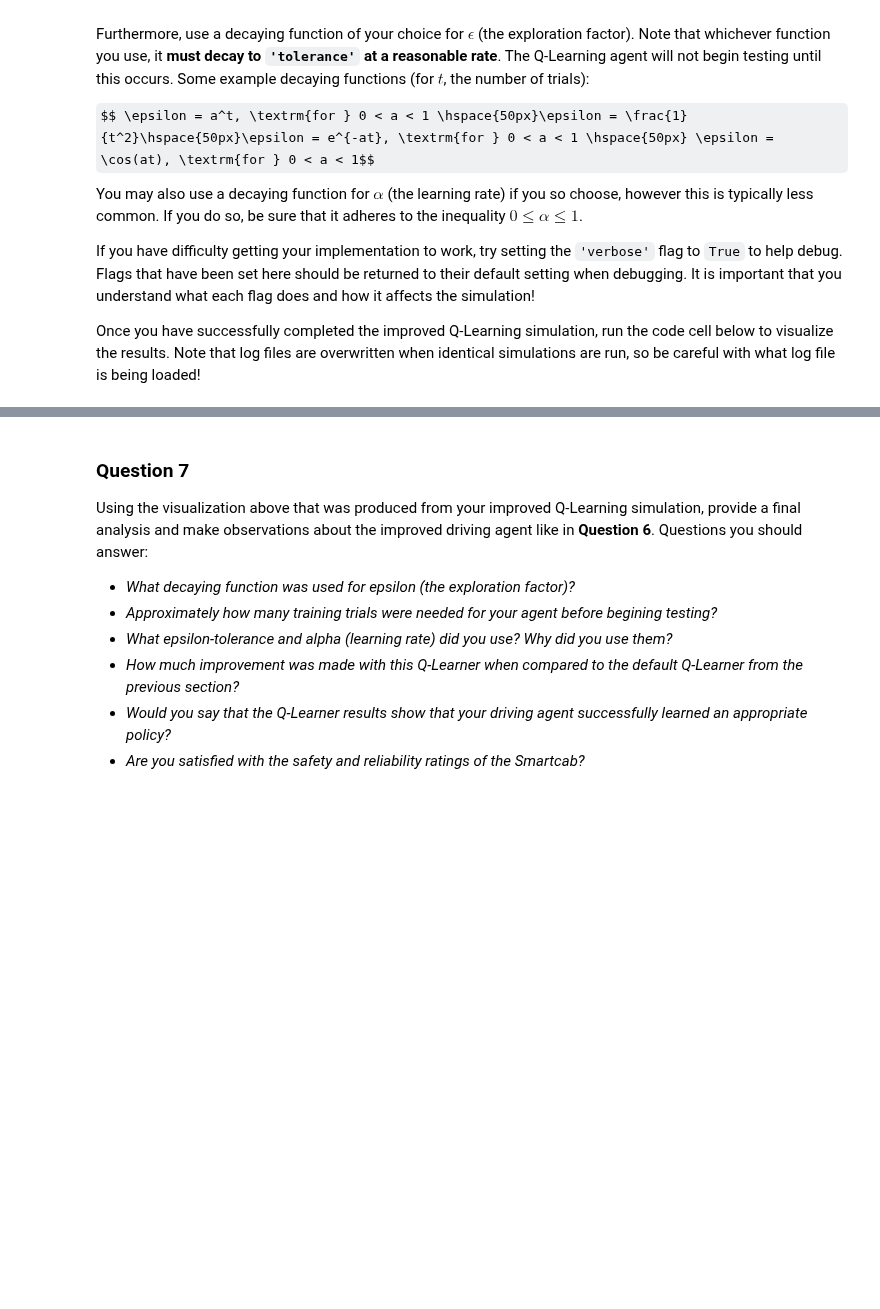
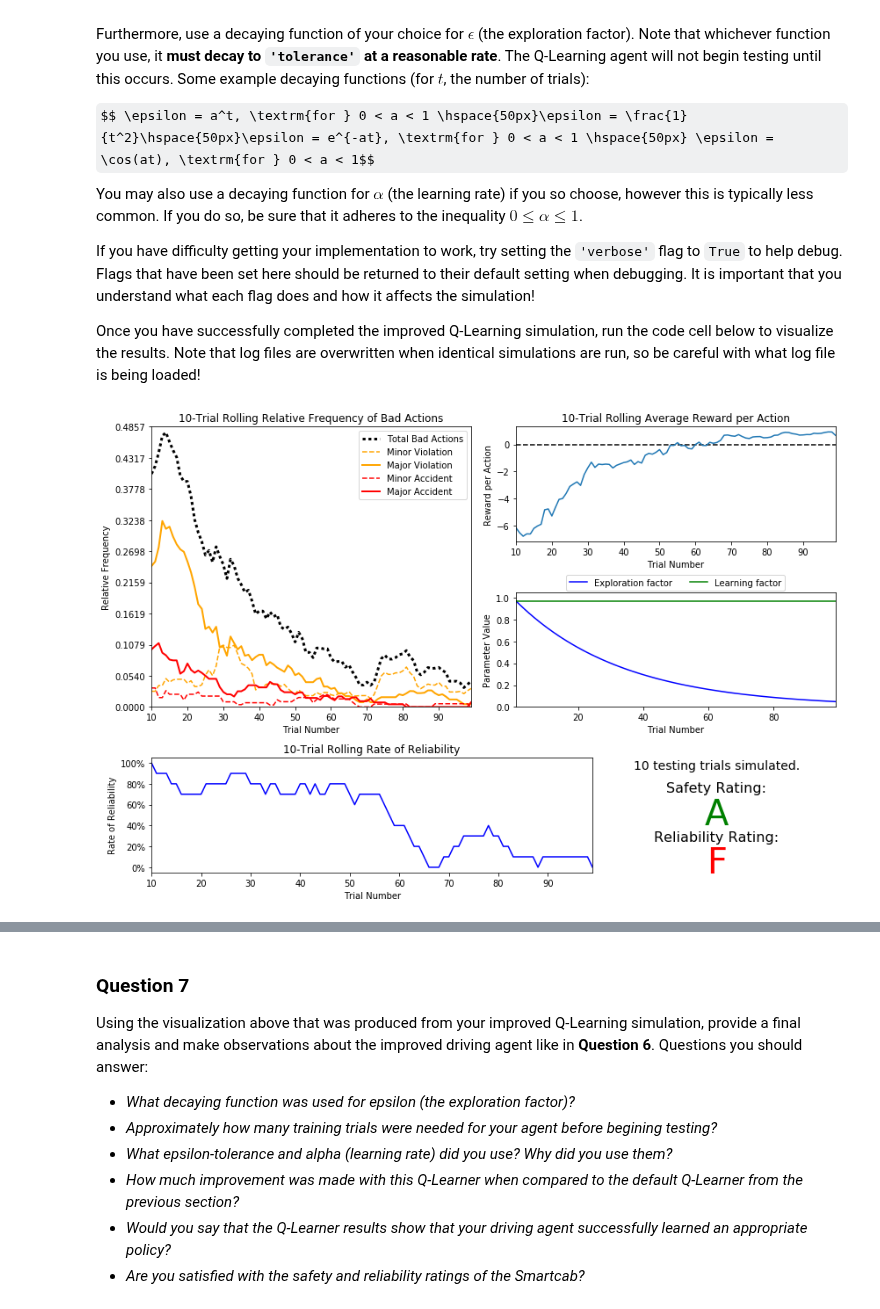
Before and after one commit to ibunny01/MLND, a Jupyter notebook: smartcab.ipynb, the cells around one changed output, grey strips where cells are left out. Cells and saved outputs as stored; diff of their text form; code cells hidden in the pictures; some formulas as TeX source; blank space fills up the shorter version.

```diff
--- a/smartcab.ipynb
+++ b/smartcab.ipynb
@@ -322,6 +322,11 @@ You may also use a decaying function for $\alpha$ (the learning rate) if you so
 If you have difficulty getting your implementation to work, try setting the `'verbose'` flag to `True` to help debug. Flags that have been set here should be returned to their default setting when debugging. It is important that you understand what each flag does and how it affects the simulation!
 
 Once you have successfully completed the improved Q-Learning simulation, run the code cell below to visualize the results. Note that log files are overwritten when identical simulations are run, so be careful with what log file is being loaded!
+# %%
+# Load the 'sim_improved-learning' file from the improved Q-Learning simulation
+vs.plot_trials('sim_improved-learning-alpha-0-97.csv')
+# %% [output]
+[figure, added]
 # %%
 # Load the 'sim_improved-learning' file from the improved Q-Learning simulation
 vs.plot_trials('sim_improved-learning.csv')
```
Also changed, not shown: parts of 4 cells of this notebook, 3 other files.
